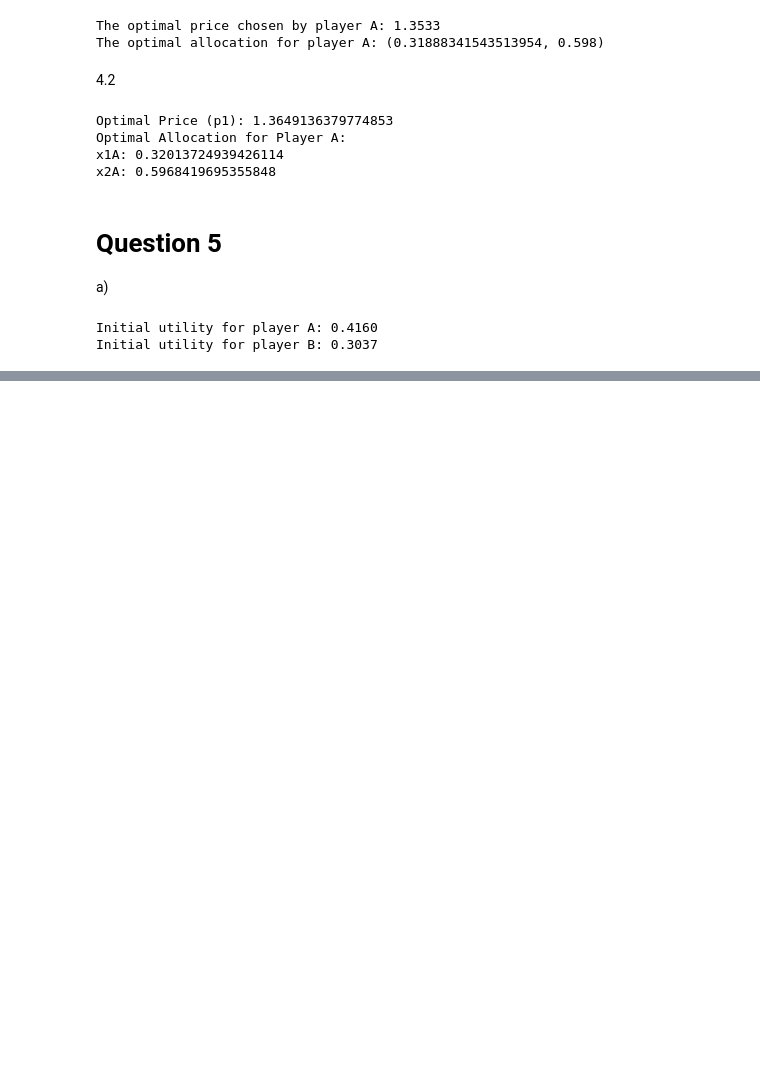
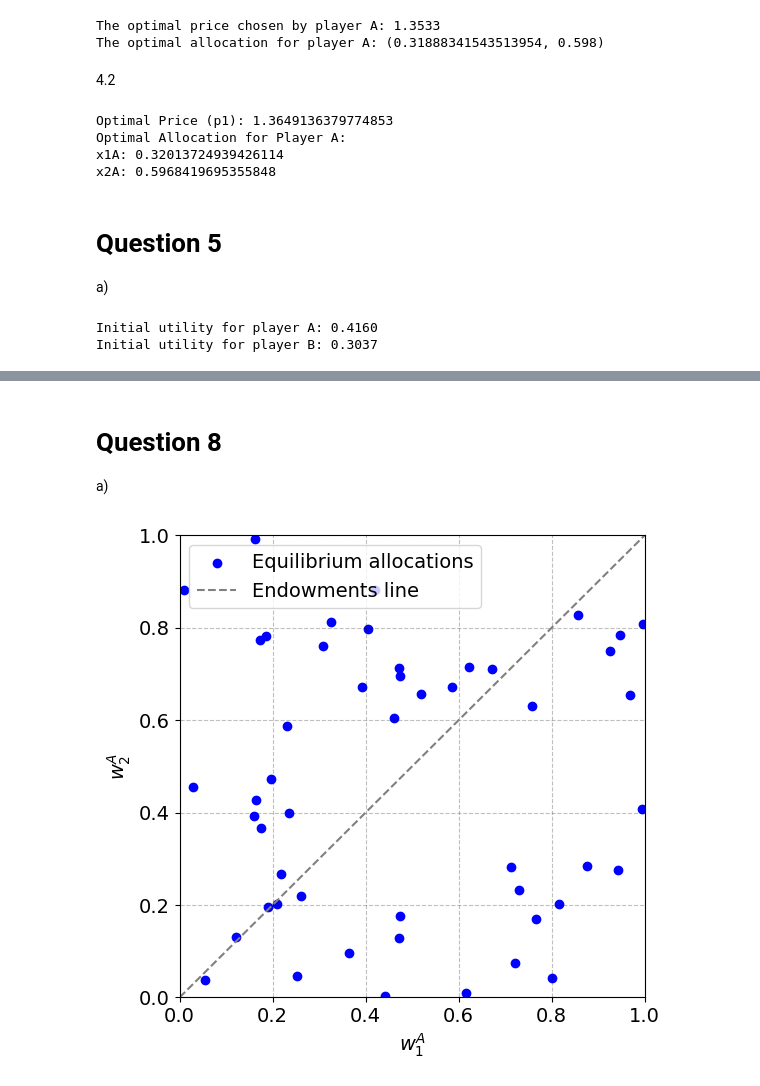
Before and after one commit to NumEconCopenhagen/projects-2024-andreas-og-magnus, a Jupyter notebook: inauguralproject/inauguralproject.ipynb, the cells around one changed output, grey strips where cells are left out. Cells and saved outputs as stored; diff of their text form; code cells hidden in the pictures; blank space fills up the shorter version.

```diff
--- a/inauguralproject/inauguralproject.ipynb
+++ b/inauguralproject/inauguralproject.ipynb
@@ -352,0 +519,34 @@ b)
+# %% [markdown]
+# Question 8
+
+a)
+# %%
+# generate W from Question 7 with same seed
+np.random.seed(54)
+N = 50
+w_1A = np.random.uniform(0, 1, N)
+w_2A = np.random.uniform(0, 1, N)
+
+# combining into a set W
+W = list(zip(w_1A, w_2A))
+
+# estimate equilibrium allocations based on initial endowments
+def estimate_equilibrium(w_1A, w_2A):
+    return w_1A, w_2A
+
+# estimate equilibrium allocations for all initial endowments in W
+equilibrium_allocations = np.array([estimate_equilibrium(w[0], w[1]) for w in W])
+
+# Visualizing the estimated equilibrium allocations in an Edgeworth Box
+plt.figure(figsize=(6, 6))
+plt.scatter(equilibrium_allocations[:, 0], equilibrium_allocations[:, 1], color='blue', label='Equilibrium allocations')
+plt.xlabel('$w_1^A$')
+plt.ylabel('$w_2^A$')
+plt.xlim(0, 1)
+plt.ylim(0, 1)
+plt.axline((0, 0), (1, 1), color='grey', linestyle='--', label='Endowments line')
+plt.legend()
+plt.grid(True)
+plt.show()
+# %% [output]
+[figure, added]
```
Also changed, not shown: parts of 12 cells of this notebook.
